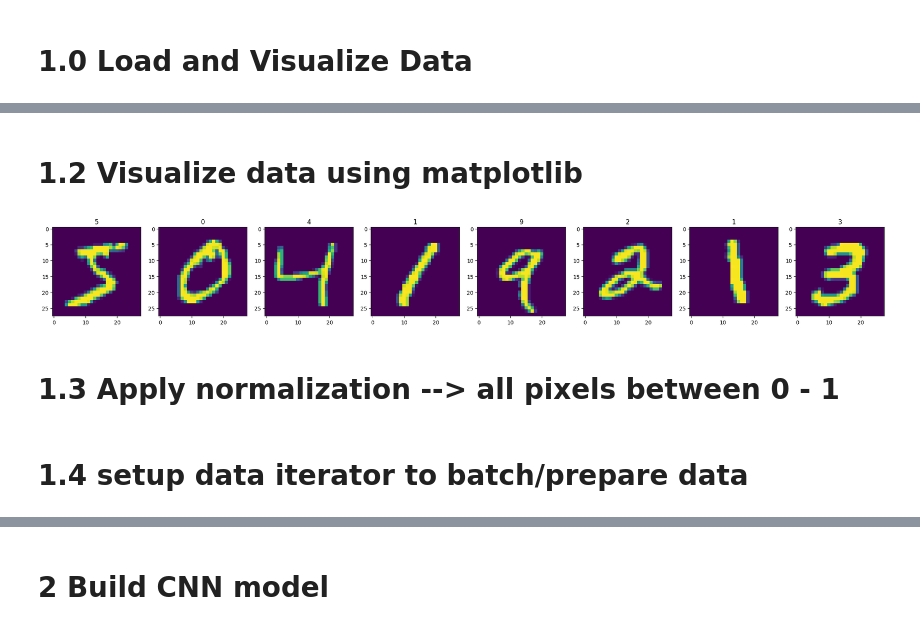
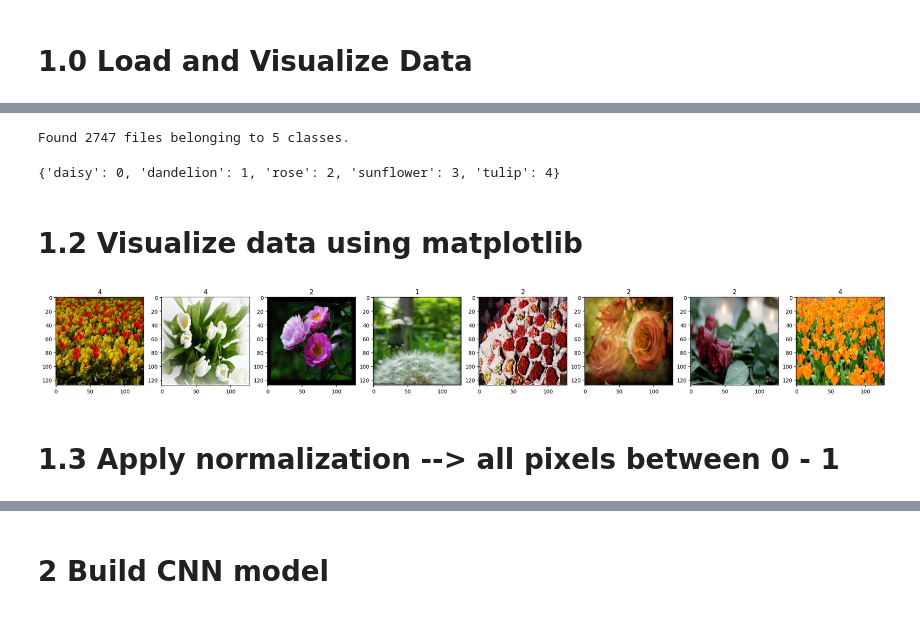
Before and after one commit to JakeTreska/CNN-vs-MLP-Deep-Learning-Research, a Jupyter notebook: CSCI184 Project.ipynb, the cells around one changed output, grey strips where cells are left out. Drawn from its saved outputs; the diff is of its cells as text; code cells hidden in the pictures.

```diff
--- a/CSCI184 Project.ipynb
+++ b/CSCI184 Project.ipynb
@@ -31,0 +24,2 @@ X_train.shape
+# %%
+path_train = "Datasets/Flower_dataset/train"
@@ -31,0 +30,6 @@ X_train.shape
+# %%
+data = tf.keras.utils.image_dataset_from_directory(path_train,image_size = (128,128),batch_size = 32)
+# %% [output]
+Found 2747 files belonging to 5 classes.
+# %%
+data_iterator = data.as_numpy_iterator()
@@ -32,13 +38,19 @@ X_train.shape
+# %%
+labels_list = sorted(os.listdir(path_train))
+label_dictionary = {labels_list[i]:i for i in range(len(labels_list))}
+label_dictionary
+# %% [output]
+{'daisy': 0, 'dandelion': 1, 'rose': 2, 'sunflower': 3, 'tulip': 4}
 # %% [markdown]
 # 1.2 Visualize data using matplotlib
 # %%
 fig,ax = plt.subplots(ncols = 8, figsize = (28,28))
 rows = 0
-for idx,img in enumerate(X_train[:8]):
+for idx,img in enumerate(batch[0][:8]):
     ax[idx].imshow(img.astype(int))
-    ax[idx].title.set_text(y_train[idx])
+    ax[idx].title.set_text(batch[1][idx])
 # %% [output]
-[figure, old version]
+[figure, new version]
 # %% [markdown]
 # 1.3 Apply normalization --> all pixels between 0 - 1
 # %%
@@ -49,2 +57,0 @@ X_train = normalize(X_train)
-# %% [markdown]
-# 1.4 setup data iterator to batch/prepare data
```
Also changed, not shown: parts of 51 cells of this notebook.
